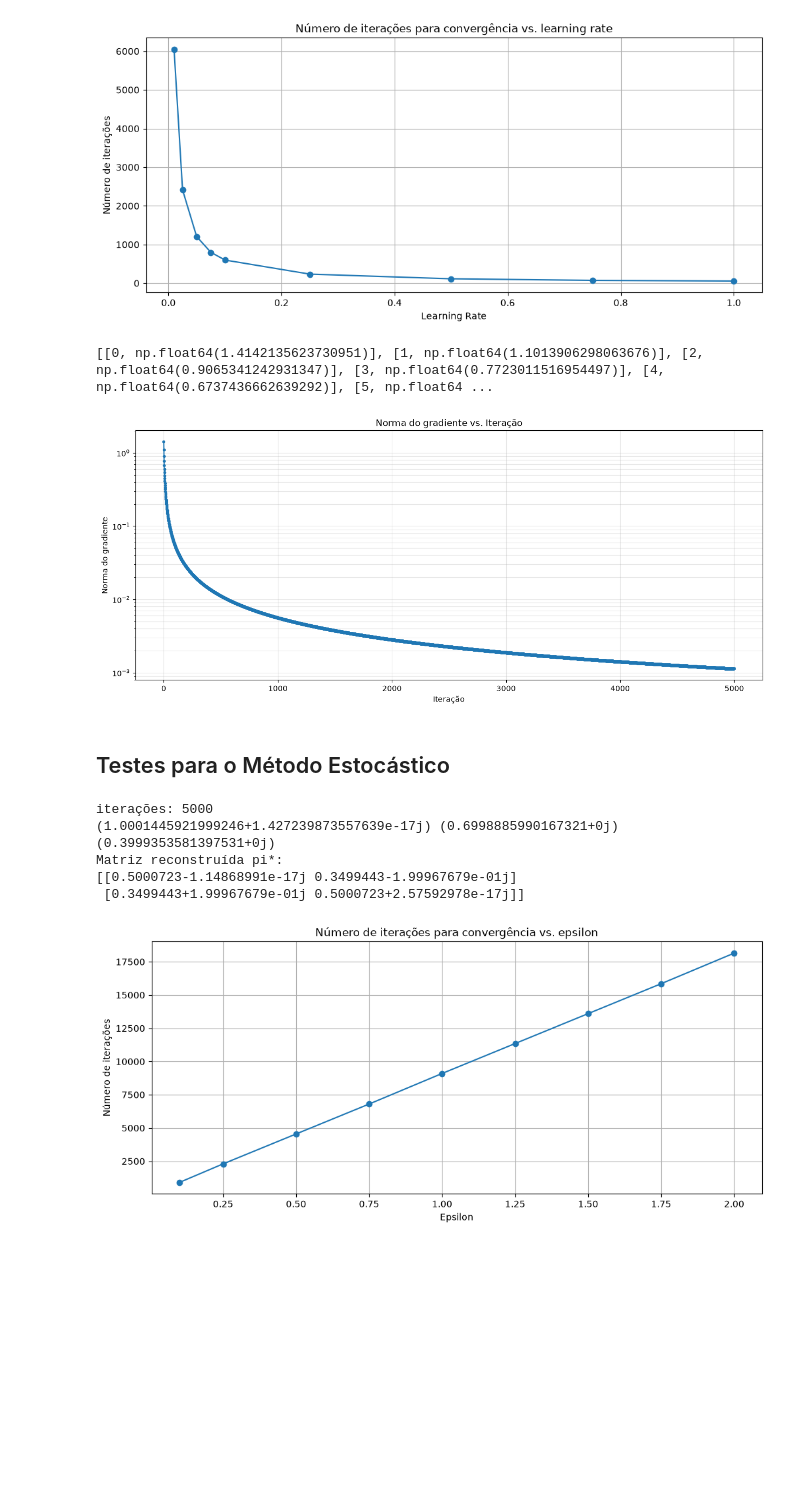
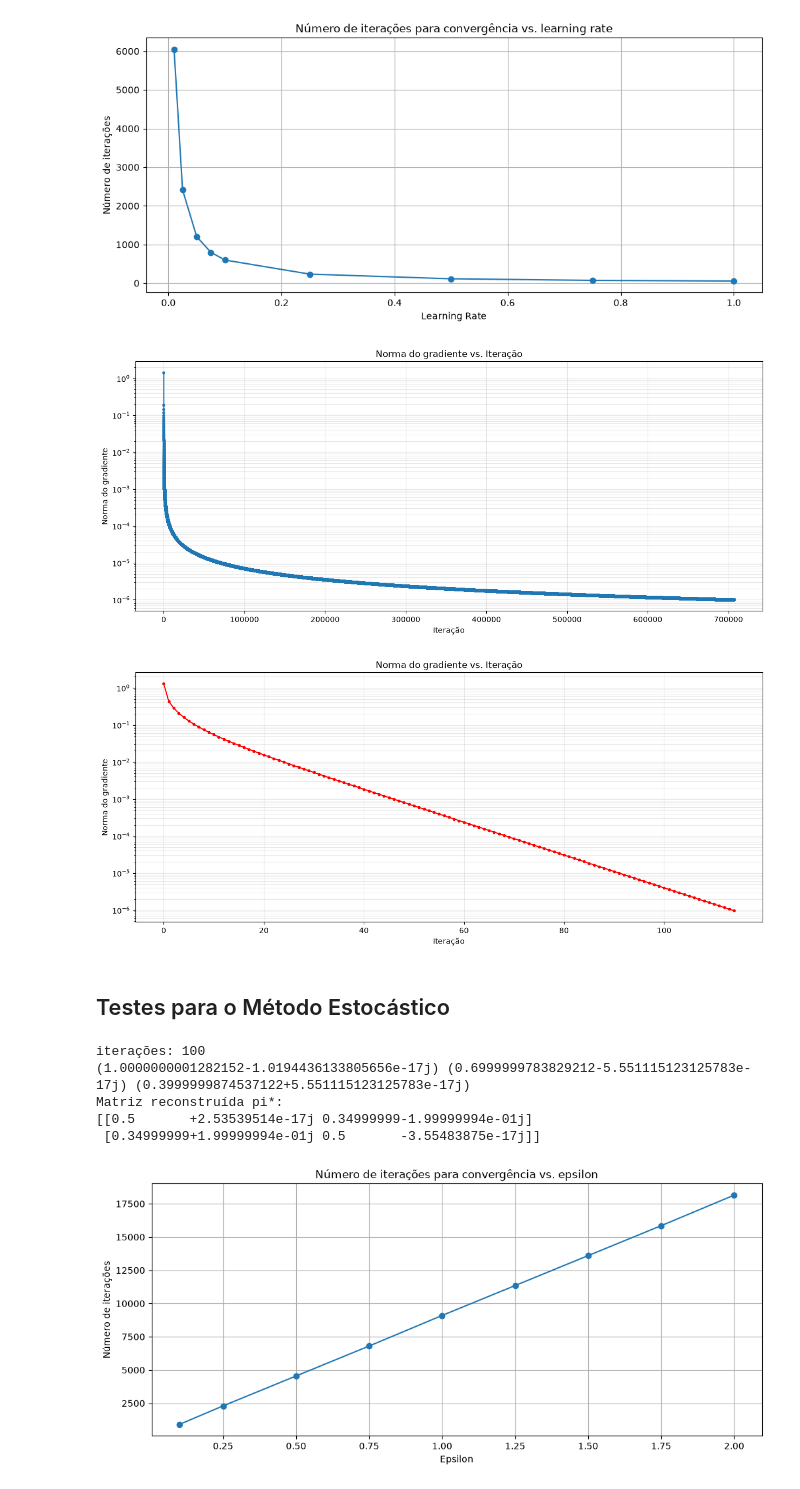
Before and after one commit to davivad013/Quantum-Tomography, a Jupyter notebook: entropy.ipynb, the cells around one changed output. Cells and saved outputs as stored; diff of their text form; code cells hidden in the pictures; blank space fills up the shorter version.

```diff
--- a/entropy.ipynb
+++ b/entropy.ipynb
@@ -30,7 +135,8 @@ q = [1, 0.7, 0.4]
 H = 0
 epsilon = 1
 
-pistar = er.reconstruct_pi(H, Q, q, epsilon, lr=0.01, max_iters=5000, tol=1e-6)[0]
+pistar_data = er.reconstruct_pi(H, Q, q, epsilon, lr=0.5, max_iters=10000, tol=1e-6)
+pistar = pistar_data[0]
 print(np.trace(pistar), np.trace(pistar @ Q[1]), np.trace(pistar @ Q[2]))
 print("Matriz reconstruída pi*:")
 print(pistar)
@@ -90,21 +196,37 @@ unk_state = qt.QuantState([2.0 / np.sqrt(5.0), 1.0 / np.sqrt(5.0)])
 obs = [np.eye(2), qt.pauli_string_to_matrix("X"), qt.pauli_string_to_matrix("Y"), qt.pauli_string_to_matrix("Z")]
 qs = qt.measure_observables(unk_state, obs)
 
-conv_data = er.reconstruct_pi(H, obs, qs, epsilon, lr=0.25, max_iters=5000, tol=1e-6)[4]
-print(conv_data)
+# Estado puro
+conv_data = er.reconstruct_pi(H, obs, qs, epsilon, lr=2, max_iters=1000000, tol=1e-6)[4]
+
+# Estado não único
+conv_data2 = pistar_data[4]
+
+
 data = np.array(conv_data)
+data2 = np.array(conv_data2)
+
 its, gnorms = data[:, 0], data[:, 1]
-
-plt.figure(figsize=(15, 6))
-plt.semilogy(its, gnorms, marker='o', markersize=3)
-plt.title("Norma do gradiente vs. Iteração")
-plt.xlabel("Iteração")
-plt.ylabel("Norma do gradiente")
-plt.grid(True, which="both", alpha=0.3)
-plt.show()
+its2, gnorms2 = data2[:, 0], data2[:, 1]
-# %% [output]
-[[0, np.float64(1.4142135623730951)], [1, np.float64(1.1013906298063676)], [2, np.float64(0.9065341242931347)], [3, np.float64(0.7723011516954497)], [4, np.float64(0.6737436662639292)], [5, np.float64 ...
-[figure, removed]
+# %%
+plt.figure(figsize=(15, 6))
+plt.semilogy(its, gnorms, marker='o', markersize=3)
+plt.title("Norma do gradiente vs. Iteração")
+plt.xlabel("Iteração")
+plt.ylabel("Norma do gradiente")
+plt.grid(True, which="both", alpha=0.3)
+plt.show()
+
+plt.figure(figsize=(15, 6))
+plt.semilogy(its2, gnorms2, marker='o', markersize=3, color='red')
+plt.title("Norma do gradiente vs. Iteração")
+plt.xlabel("Iteração")
+plt.ylabel("Norma do gradiente")
+plt.grid(True, which="both", alpha=0.3)
+plt.show()
+# %% [output]
+[figure, added]
+[figure, added]
 # %% [markdown]
 ## Testes para o Método Estocástico
 # %%
@@ -114,17 +236,20 @@ q = [1, 0.7, 0.4]
 H = 0
 epsilon = 1
 
-pistar, u_opt, n_it, us = er.reconstruct_spi(H, Q, q, epsilon, max_iters=5000, lr=0.01, tol=1e-6, k=2)
-print("iterações:", n_it)
-print(np.trace(pistar), np.trace(pistar @ Q[1]), np.trace(pistar @ Q[2]))
+stocpistar_data = er.reconstruct_spi(H, Q, q, epsilon, max_iters=5000, lr=1, tol=1e-6, k=2)
+stocpistar, stoc_u_opt, stoc_n_it, stoc_pi_grad  =stocpistar_data
+stoc_grad_data = np.array(stoc_pi_grad)
+
+print("iterações:", stoc_n_it)
+print(np.trace(stocpistar), np.trace(stocpistar @ Q[1]), np.trace(stocpistar @ Q[2]))
 print("Matriz reconstruída pi*:")
-print(pistar)
+print(stocpistar)
 # %% [output]
-iterações: 5000
-(1.0001445921999246+1.427239873557639e-17j) (0.6998885990167321+0j) (0.3999353581397531+0j)
+iterações: 100
+(1.0000000001282152-1.0194436133805656e-17j) (0.6999999783829212-5.551115123125783e-17j) (0.3999999874537122+5.551115123125783e-17j)
 Matriz reconstruída pi*:
-[[0.5000723-1.14868991e-17j 0.3499443-1.99967679e-01j]
- [0.3499443+1.99967679e-01j 0.5000723+2.57592978e-17j]]
+[[0.5       +2.53539514e-17j 0.34999999-1.99999994e-01j]
+ [0.34999999+1.99999994e-01j 0.5       -3.55483875e-17j]]
 # %%
 # Teste variando epsilon e learning rate
 eps_values = [0.1, 0.25, 0.5, 0.75, 1.0, 1.25, 1.5, 1.75, 2.0]
```
Also changed, not shown: parts of 6 cells of this notebook, 1 other file.
